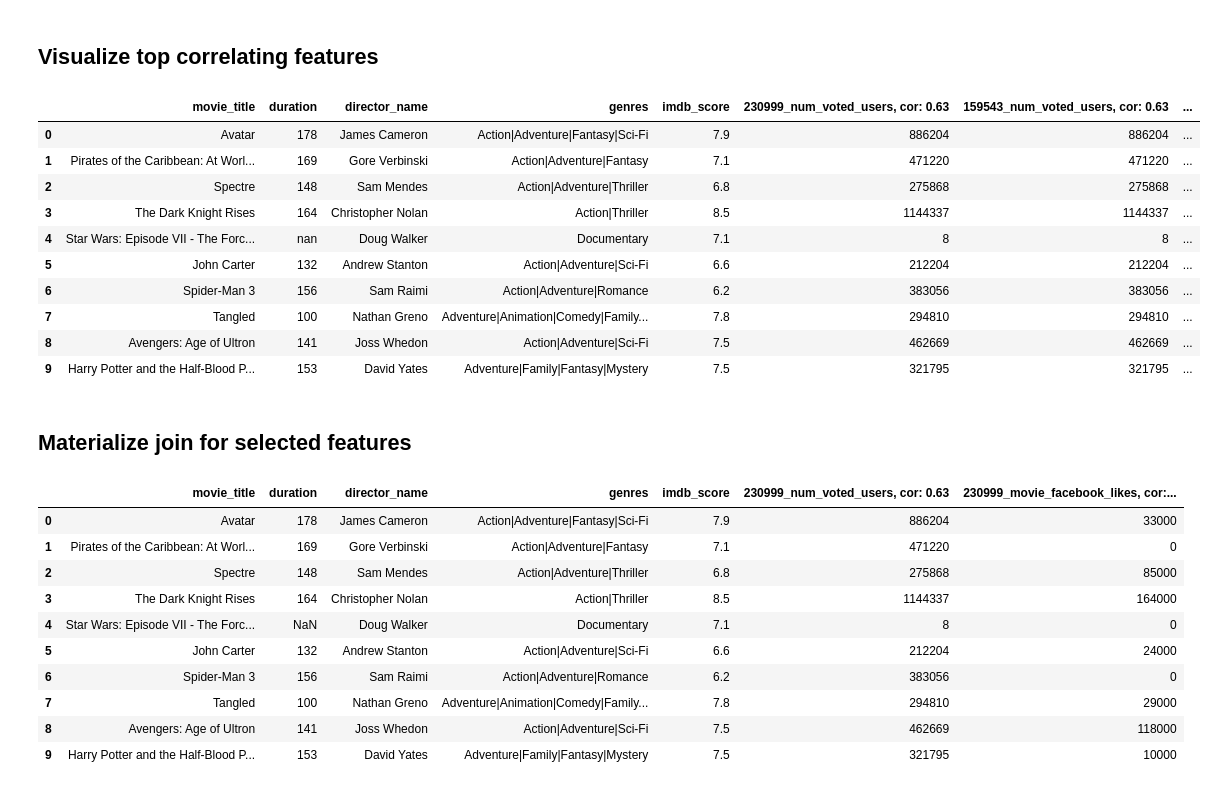
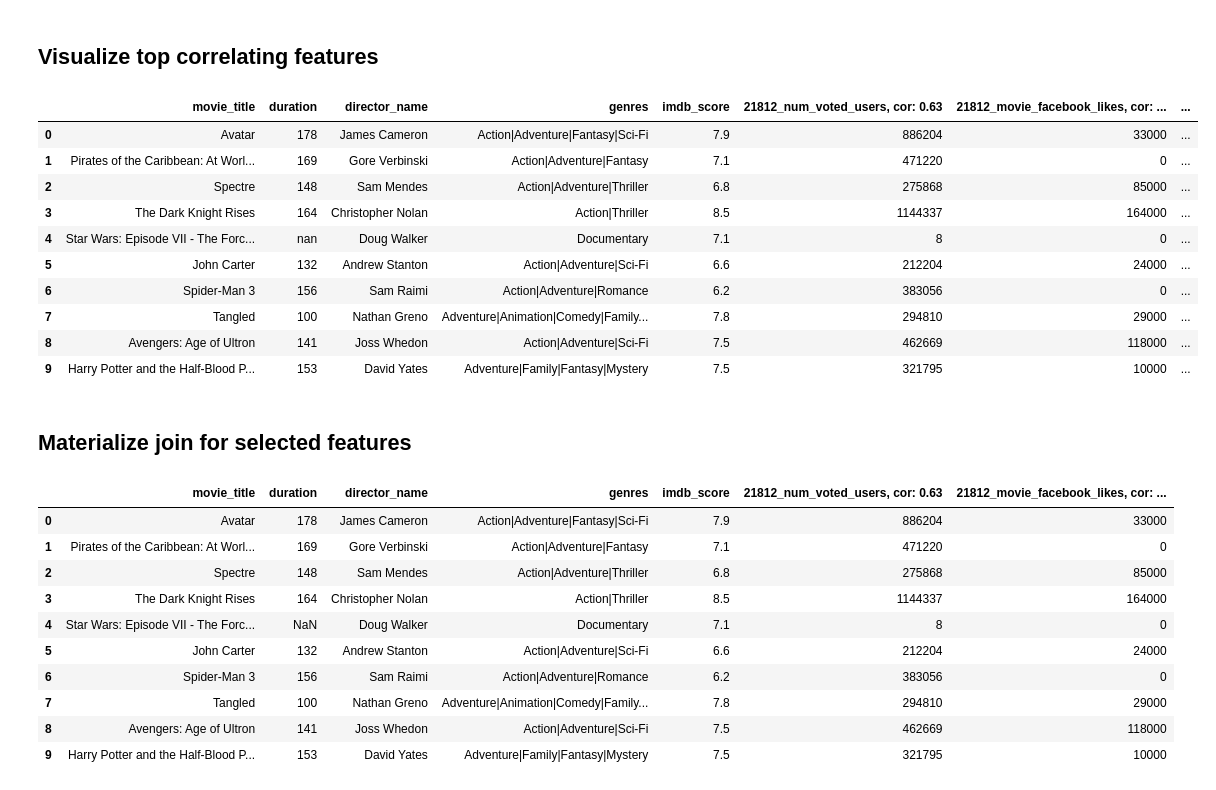
Before and after one commit to LUH-DBS/datalake_indexes, a Jupyter notebook: src/demo.ipynb, the cells around one changed output. Cells and saved outputs as stored; diff of their text form; code cells hidden in the pictures.

```diff
--- a/src/demo.ipynb
+++ b/src/demo.ipynb
@@ -86,10 +86,8 @@ display(HTML(input_sample.to_html()))
 mate = MATE(data_handler)
 top_joinable_tables = mate.enrich(input_dataset,
                                   input_columns,
-                                  10,
+                                  50,
                                   dataset_name=input_dataset_name)
-
-print(f'{len(top_joinable_tables)} found.' )
 
 joinable_columns_dict = {}
 tables_dict = {}
@@ -153,11 +169,16 @@ display(HTML(highlight_sample.to_html()))
 ## Discover duplicate tables and their relationship
 # %%
 from duplicate_detection import DuplicateDetection
+import time
+
 dup = DuplicateDetection(data_handler)
 
+
+duplicate_detection_start = time.time()
 duplicate_tables = []
 for _, table_id, _, _ in top_joinable_tables:
     table = tables_dict[table_id]
     duplicate_tables += dup.get_duplicate_tables(table)
 
-relations = dup.get_relations(duplicate_tables)
+duplicate_relations = dup.get_relations(duplicate_tables)
+print(f"\nTotal runtime: {time.time() - duplicate_detection_start:.2f}s")
@@ -215,10 +274,5 @@ net.show("nb.html")
 # %%
 from util import get_cleaned_text
 cocoa = COCOA(data_handler)
-top_correlating_columns = cocoa.enrich_multicolumn(input_dataset, top_joinable_tables, 10, target_column=target_column)
-
-# add tokenized input columns for the join
-output_dataset = input_dataset.copy()
-for input_column in input_columns:
-    output_dataset[input_column + "_tokenized"] = input_dataset[input_column].apply(get_cleaned_text)
+top_correlating_columns = cocoa.enrich_multicolumn(input_dataset, top_joinable_tables_filtered, 10, target_column=target_column)
 # %% [output]
@@ -232,55 +286,61 @@ for input_column in input_columns:
 # %% [markdown]
 ## Visualize top correlating features
 # %%
-# add top features that are not contained in input table
+# add tokenized input columns for the join
+output_dataset = input_dataset.copy()
+for input_column in input_columns:
+    output_dataset[input_column + "_tokenized"] = input_dataset[input_column].apply(get_cleaned_text)
 
 external_columns = []
-for cor, table_col_id in top_correlating_columns[:5]:
+for cor, table_col_id in top_correlating_columns[:3]:
     table_id = int(table_col_id.split('_')[0])
     column_id = int(table_col_id.split('_')[1])
     table = tables_dict[table_id]
 
     # add correlation info
     new_col_name = f"{table_id}_{table.columns[column_id]}, cor: {cor:.2f}"
     external_columns += [new_col_name]
     table = table.rename(columns={table.columns[column_id]: new_col_name})
 
-
     table = table.loc[:, column_headers_dict[table_id] + [table.columns[column_id]]]
-
 
     output_dataset = output_dataset.merge(
         table,
         how="left",
         left_on=[col + "_tokenized" for col in input_columns],
         right_on=column_headers_dict[table_id],
         suffixes=('', '_extern')
     )
+    # remove external join columns
+    for ext_col in column_headers_dict[table_id]:
+        if ext_col not in input_columns:
+            output_dataset = output_dataset.drop(columns=[ext_col])
+
     output_dataset = output_dataset[[c for c in output_dataset.columns if not c.endswith('_extern')]]
 
 output_dataset = output_dataset[[c for c in output_dataset.columns if not c.endswith('_tokenized')]]
 
 output_sample = highlight_columns(output_dataset, input_columns, target=external_columns)
 display(HTML(output_sample.to_html()))
 # %% [output]
-|  | movie_title | duration | director_name | genres | imdb_score | 230999_num_voted_users, cor: 0.63 | 159543_num_voted_users, cor: 0.63 | ... |
-| 0 | Avatar | 178 | James Cameron | Action|Adventure|Fantasy|Sci-Fi | 7.9 | 886204 | 886204 | ... |
-| 1 | Pirates of the Caribbean: At Worl... | 169 | Gore Verbinski | Action|Adventure|Fantasy | 7.1 | 471220 | 471220 | ... |
-| 2 | Spectre | 148 | Sam Mendes | Action|Adventure|Thriller | 6.8 | 275868 | 275868 | ... |
-| 3 | The Dark Knight Rises | 164 | Christopher Nolan | Action|Thriller | 8.5 | 1144337 | 1144337 | ... |
-| 4 | Star Wars: Episode VII - The Forc... | nan | Doug Walker | Documentary | 7.1 | 8 | 8 | ... |
-| 5 | John Carter | 132 | Andrew Stanton | Action|Adventure|Sci-Fi | 6.6 | 212204 | 212204 | ... |
-| 6 | Spider-Man 3 | 156 | Sam Raimi | Action|Adventure|Romance | 6.2 | 383056 | 383056 | ... |
-| 7 | Tangled | 100 | Nathan Greno | Adventure|Animation|Comedy|Family... | 7.8 | 294810 | 294810 | ... |
-| 8 | Avengers: Age of Ultron | 141 | Joss Whedon | Action|Adventure|Sci-Fi | 7.5 | 462669 | 462669 | ... |
-| 9 | Harry Potter and the Half-Blood P... | 153 | David Yates | Adventure|Family|Fantasy|Mystery | 7.5 | 321795 | 321795 | ... |
+|  | movie_title | duration | director_name | genres | imdb_score | 21812_num_voted_users, cor: 0.63 | 21812_movie_facebook_likes, cor: ... | ... |
+| 0 | Avatar | 178 | James Cameron | Action|Adventure|Fantasy|Sci-Fi | 7.9 | 886204 | 33000 | ... |
+| 1 | Pirates of the Caribbean: At Worl... | 169 | Gore Verbinski | Action|Adventure|Fantasy | 7.1 | 471220 | 0 | ... |
+| 2 | Spectre | 148 | Sam Mendes | Action|Adventure|Thriller | 6.8 | 275868 | 85000 | ... |
+| 3 | The Dark Knight Rises | 164 | Christopher Nolan | Action|Thriller | 8.5 | 1144337 | 164000 | ... |
+| 4 | Star Wars: Episode VII - The Forc... | nan | Doug Walker | Documentary | 7.1 | 8 | 0 | ... |
+| 5 | John Carter | 132 | Andrew Stanton | Action|Adventure|Sci-Fi | 6.6 | 212204 | 24000 | ... |
+| 6 | Spider-Man 3 | 156 | Sam Raimi | Action|Adventure|Romance | 6.2 | 383056 | 0 | ... |
+| 7 | Tangled | 100 | Nathan Greno | Adventure|Animation|Comedy|Family... | 7.8 | 294810 | 29000 | ... |
+| 8 | Avengers: Age of Ultron | 141 | Joss Whedon | Action|Adventure|Sci-Fi | 7.5 | 462669 | 118000 | ... |
+| 9 | Harry Potter and the Half-Blood P... | 153 | David Yates | Adventure|Family|Fantasy|Mystery | 7.5 | 321795 | 10000 | ... |
 # %% [markdown]
 ## Materialize join for selected features
 # %%
-output_dataset = output_dataset.iloc[:, [0, 1, 2, 3, 4, 5, 9]]
+output_dataset = output_dataset.iloc[:, [0, 1, 2, 3, 4, 5, 6]]
 display(HTML(output_dataset.head(10).to_html()))
 # %% [output]
-|  | movie_title | duration | director_name | genres | imdb_score | 230999_num_voted_users, cor: 0.63 | 230999_movie_facebook_likes, cor:... |
+|  | movie_title | duration | director_name | genres | imdb_score | 21812_num_voted_users, cor: 0.63 | 21812_movie_facebook_likes, cor: ... |
 | 0 | Avatar | 178 | James Cameron | Action|Adventure|Fantasy|Sci-Fi | 7.9 | 886204 | 33000 |
 | 1 | Pirates of the Caribbean: At Worl... | 169 | Gore Verbinski | Action|Adventure|Fantasy | 7.1 | 471220 | 0 |
 | 2 | Spectre | 148 | Sam Mendes | Action|Adventure|Thriller | 6.8 | 275868 | 85000 |
```
Also changed, not shown: parts of 12 cells of this notebook, 6 other files.
